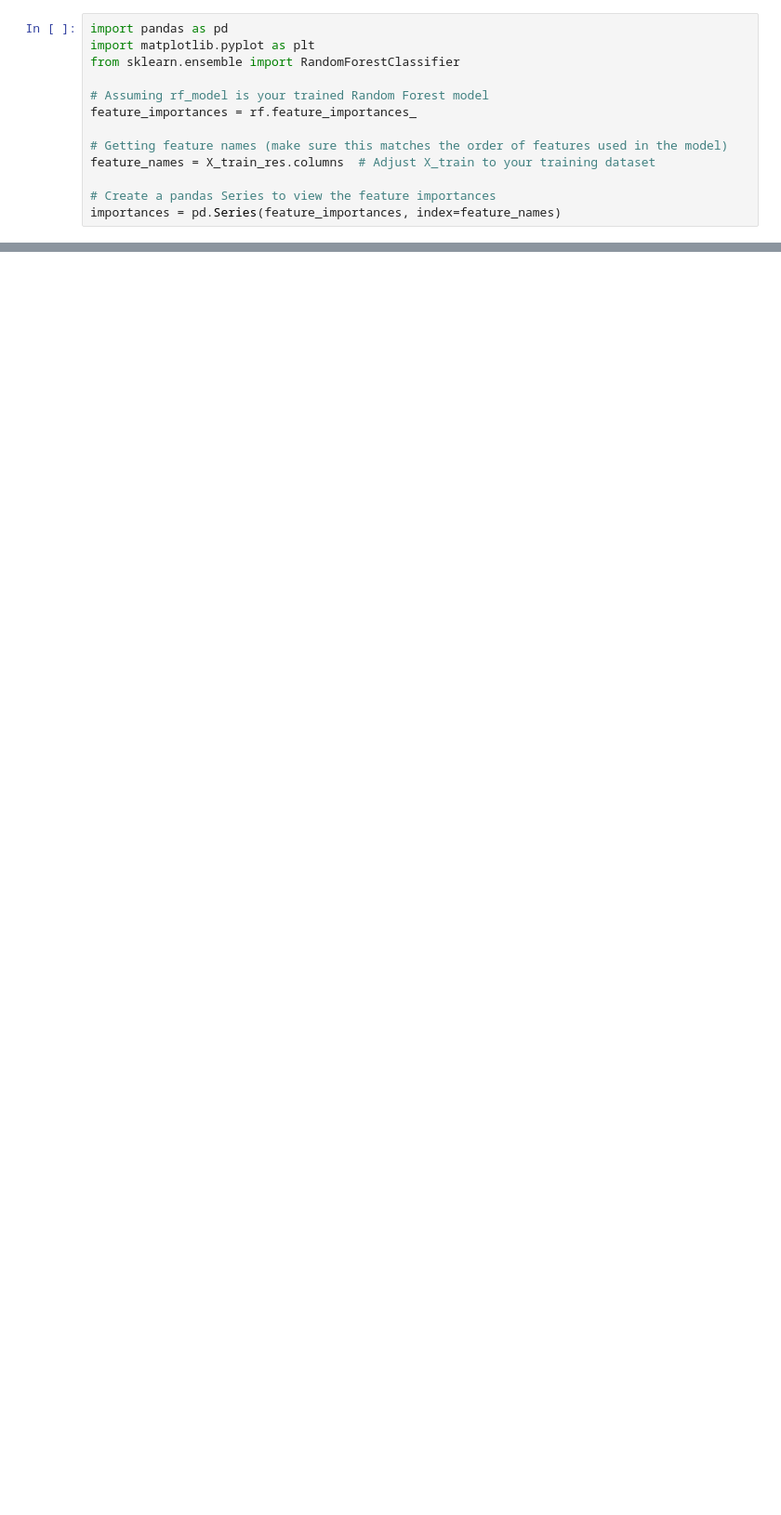
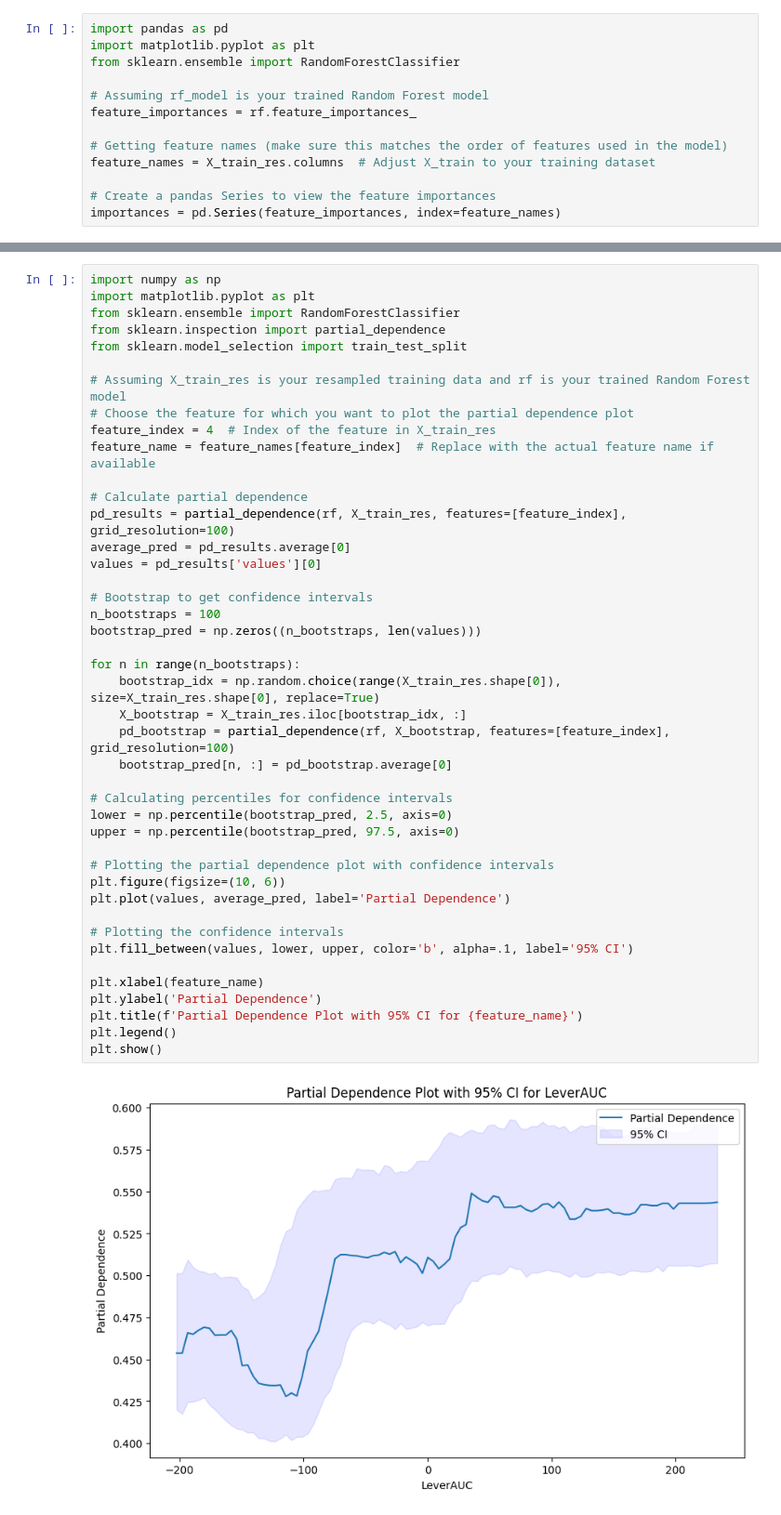
Before and after one commit to wonnpyon/ML-For-Beginners, a Jupyter notebook: Photometry/10BalancedRF.ipynb, the cells around one changed output, grey strips where cells are left out. Shown at 93% size. Drawn from its saved outputs; the diff is of its cells as text; blank space fills up the shorter version.

```diff
--- a/Photometry/10BalancedRF.ipynb
+++ b/Photometry/10BalancedRF.ipynb
@@ -139,3 +227,48 @@ plt.show()
+# %%
+import numpy as np
+import matplotlib.pyplot as plt
+from sklearn.ensemble import RandomForestClassifier
+from sklearn.inspection import partial_dependence
+from sklearn.model_selection import train_test_split
+
+# Assuming X_train_res is your resampled training data and rf is your trained Random Forest model
+# Choose the feature for which you want to plot the partial dependence plot
+feature_index = 4  # Index of the feature in X_train_res
+feature_name = feature_names[feature_index]  # Replace with the actual feature name if available
+
+# Calculate partial dependence
+pd_results = partial_dependence(rf, X_train_res, features=[feature_index], grid_resolution=100)
+average_pred = pd_results.average[0]
+values = pd_results['values'][0]
+
+# Bootstrap to get confidence intervals
+n_bootstraps = 100
+bootstrap_pred = np.zeros((n_bootstraps, len(values)))
+
+for n in range(n_bootstraps):
+    bootstrap_idx = np.random.choice(range(X_train_res.shape[0]), size=X_train_res.shape[0], replace=True)
+    X_bootstrap = X_train_res.iloc[bootstrap_idx, :]
+    pd_bootstrap = partial_dependence(rf, X_bootstrap, features=[feature_index], grid_resolution=100)
+    bootstrap_pred[n, :] = pd_bootstrap.average[0]
+
+# Calculating percentiles for confidence intervals
+lower = np.percentile(bootstrap_pred, 2.5, axis=0)
+upper = np.percentile(bootstrap_pred, 97.5, axis=0)
+
+# Plotting the partial dependence plot with confidence intervals
+plt.figure(figsize=(10, 6))
+plt.plot(values, average_pred, label='Partial Dependence')
+
+# Plotting the confidence intervals
+plt.fill_between(values, lower, upper, color='b', alpha=.1, label='95% CI')
+
+plt.xlabel(feature_name)
+plt.ylabel('Partial Dependence')
+plt.title(f'Partial Dependence Plot with 95% CI for {feature_name}')
+plt.legend()
+plt.show()
+# %% [output]
+[figure, added]
 # %%
 y_prob = rf.predict_proba(X_test)  # rf is your trained Random Forest model
 prob_next_lever_2 = y_prob[:, 1]
```
Also changed, not shown: parts of 16 cells of this notebook.
